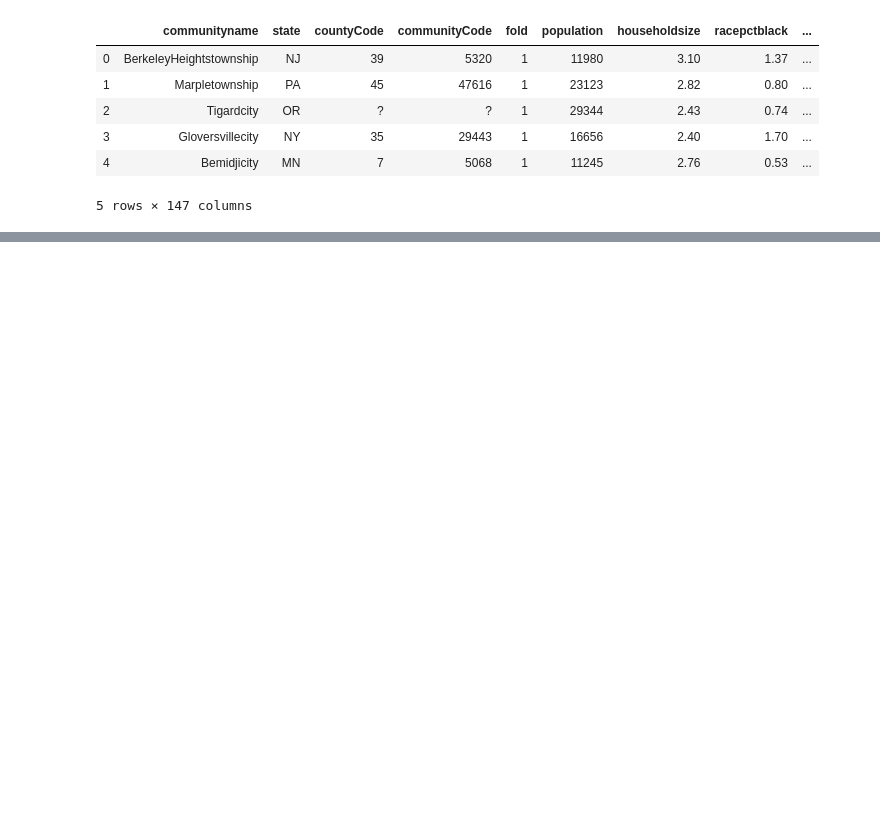
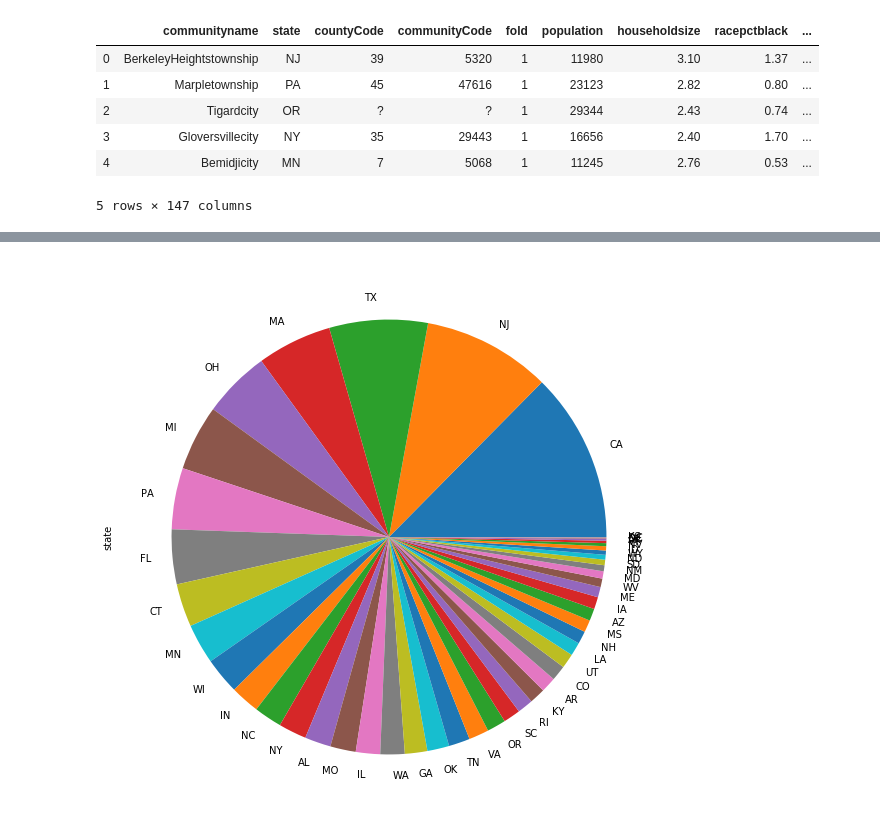
Before and after one commit to PacktWorkshops/The-Statistics-and-Calculus-with-Python-Workshop, a Jupyter notebook: Chapter03/Communities_and_Crimes.ipynb, the cells around one changed output, grey strips where cells are left out. Cells and saved outputs as stored; diff of their text form; code cells hidden in the pictures; blank space fills up the shorter version.

```diff
--- a/Chapter03/Communities_and_Crimes.ipynb
+++ b/Chapter03/Communities_and_Crimes.ipynb
@@ -14,0 +75,8 @@ df.head()
+# %%
+value_count_df = df['state'].value_counts()
+f, ax = plt.subplots(figsize=(20, 10))
+
+value_count_df.plot.pie()
+plt.show()
+# %% [output]
+[figure, added]
```
Also changed, not shown: parts of 20 cells of this notebook, 3 other files.
